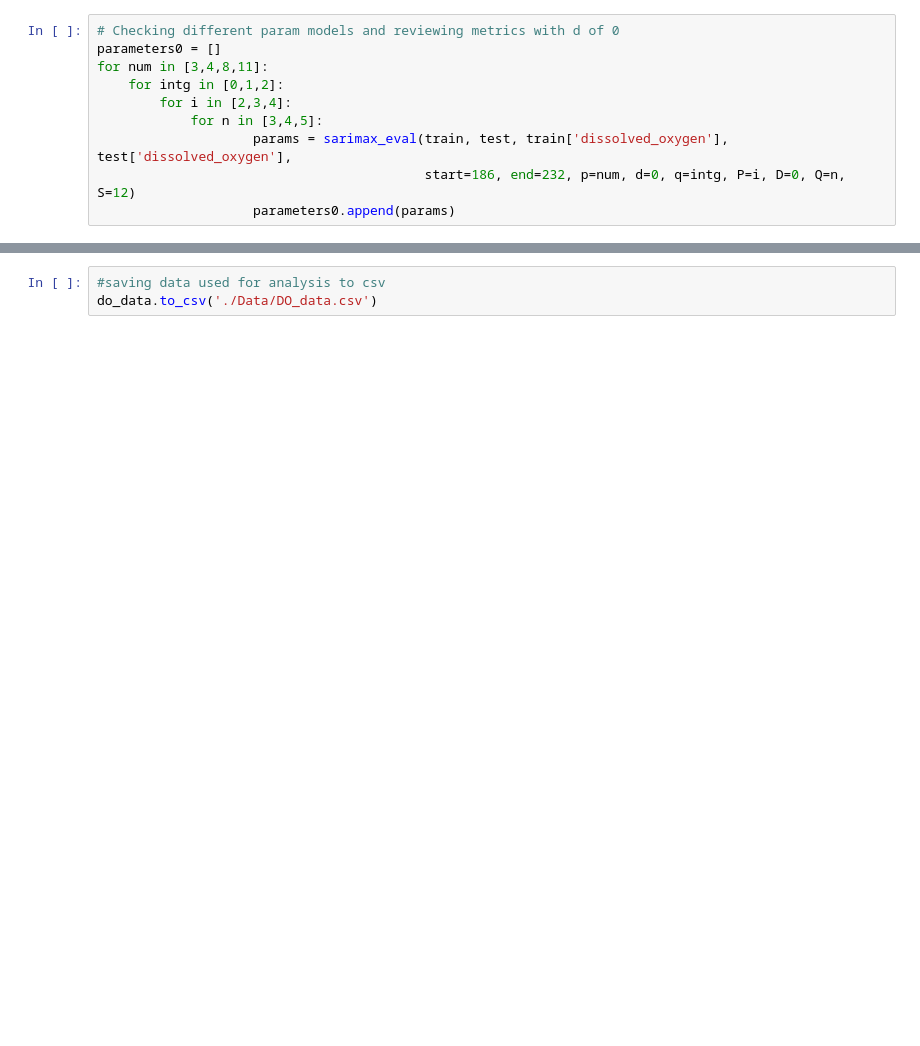
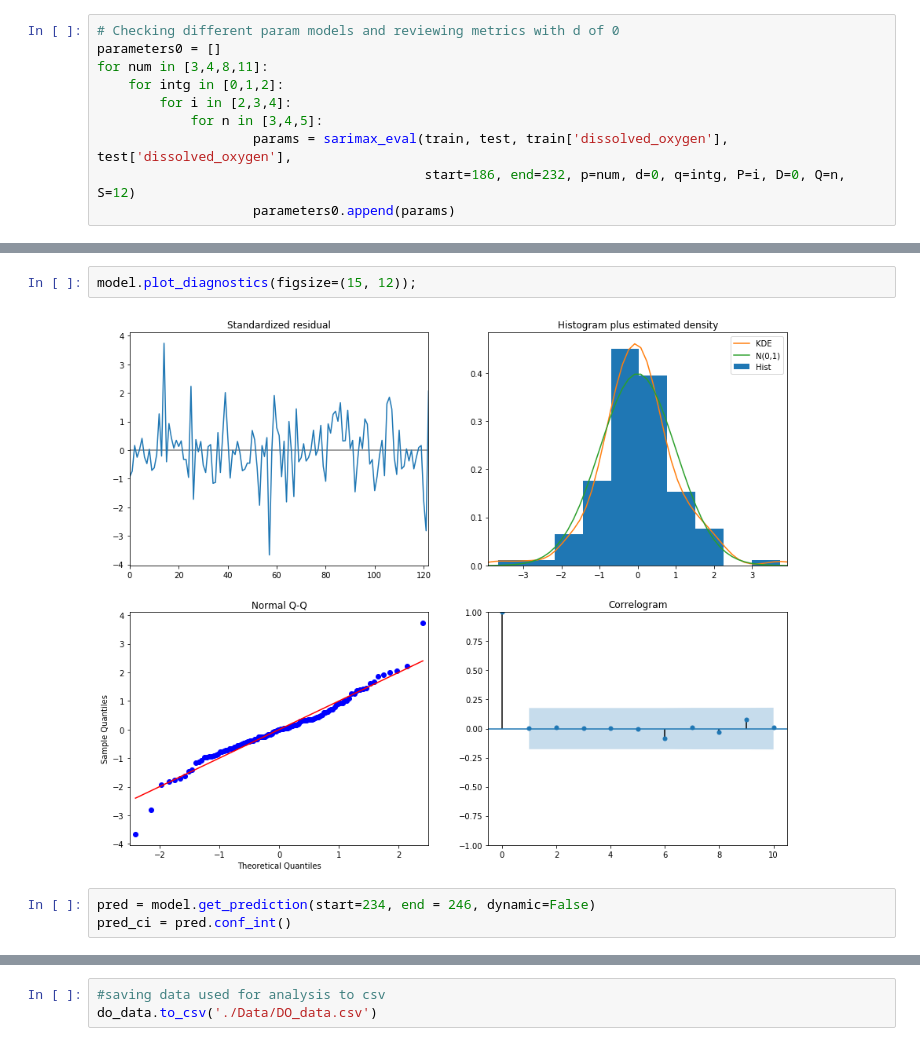
Before and after one commit to Mauriekathan/Timeseries_Modeling_Dissolved_Oxygen, a Jupyter notebook: Dissolved_Oxygen_modeling.ipynb, the cells around one changed output, grey strips where cells are left out. Cells and saved outputs as stored; diff of their text form; blank space fills up the shorter version.

```diff
--- a/Dissolved_Oxygen_modeling.ipynb
+++ b/Dissolved_Oxygen_modeling.ipynb
@@ -305,0 +277,7 @@ pred_uc.summary_frame()
+# %%
+model.plot_diagnostics(figsize=(15, 12));
+# %% [output]
+[figure, added]
+# %%
+pred = model.get_prediction(start=234, end = 246, dynamic=False)
+pred_ci = pred.conf_int()
```
Also changed, not shown: parts of 12 cells of this notebook, 4 other files.
